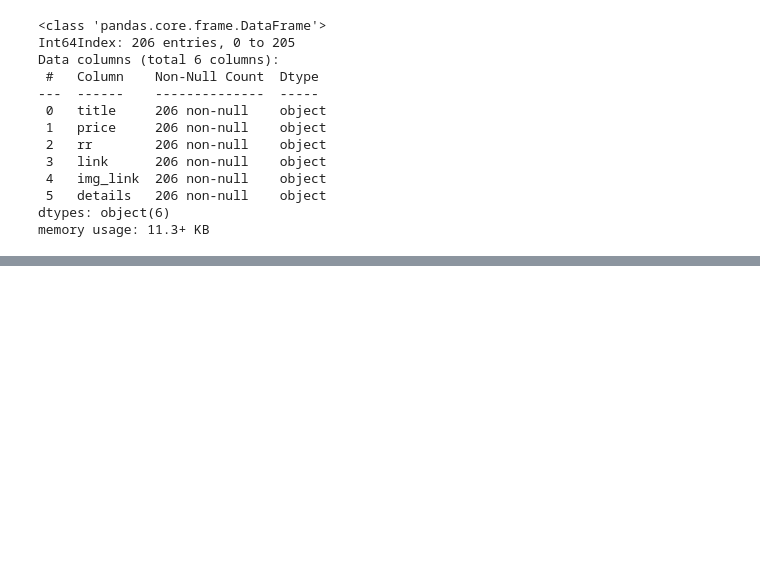
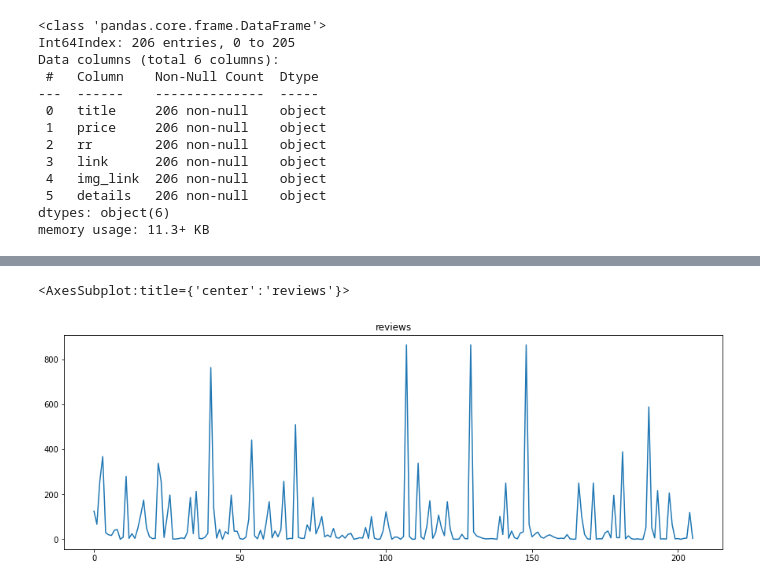
Before and after one commit to ramsha17ishaq/python_at_digipodium, a Jupyter notebook: data_science/data_analysis2.ipynb, the cells around one changed output, grey strips where cells are left out. Cells and saved outputs as stored; diff of their text form; code cells hidden in the pictures; blank space fills up the shorter version.

```diff
--- a/data_science/data_analysis2.ipynb
+++ b/data_science/data_analysis2.ipynb
@@ -120,0 +280,5 @@ df.describe()
+# %%
+df['reviews'].plot(kind='line', title='reviews', figsize=(15,5))
+# %% [output]
+<AxesSubplot:title={'center':'reviews'}>
+[figure, added]
```
Also changed, not shown: parts of 29 cells of this notebook, 5 other files.
